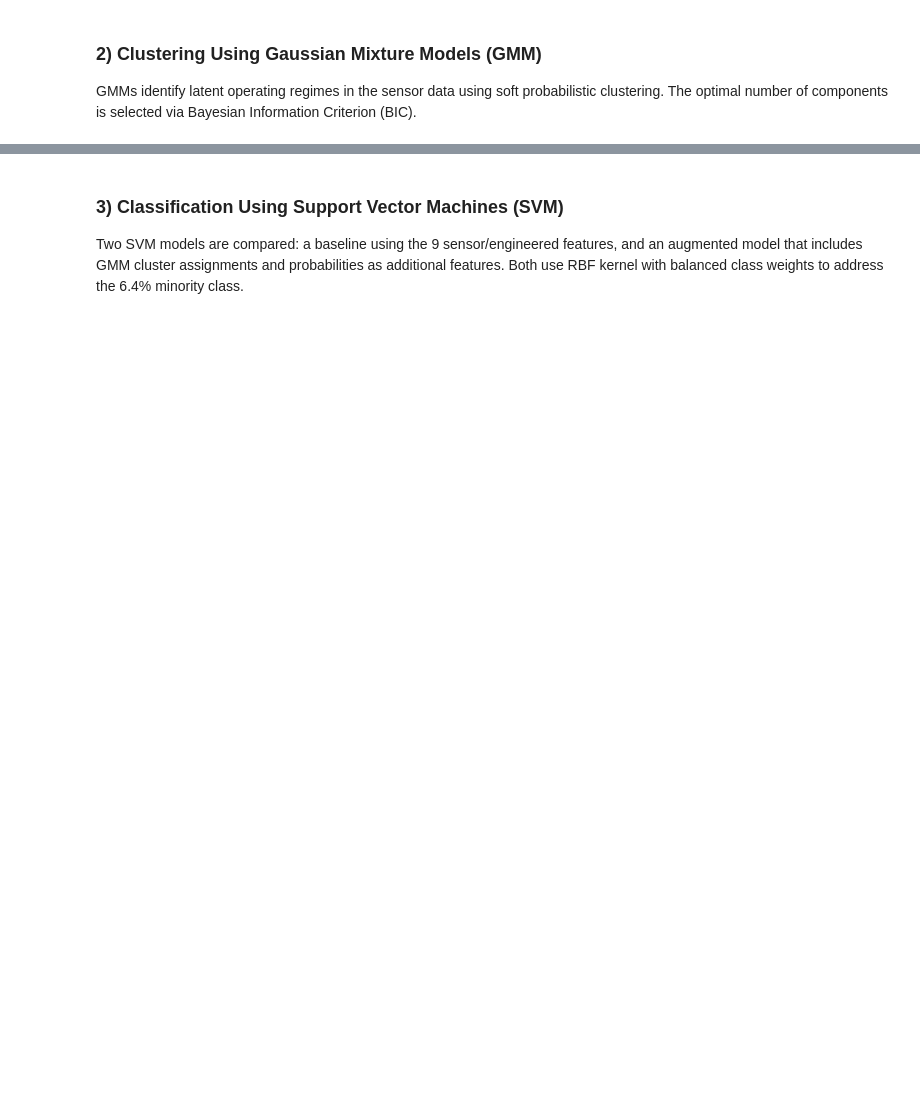
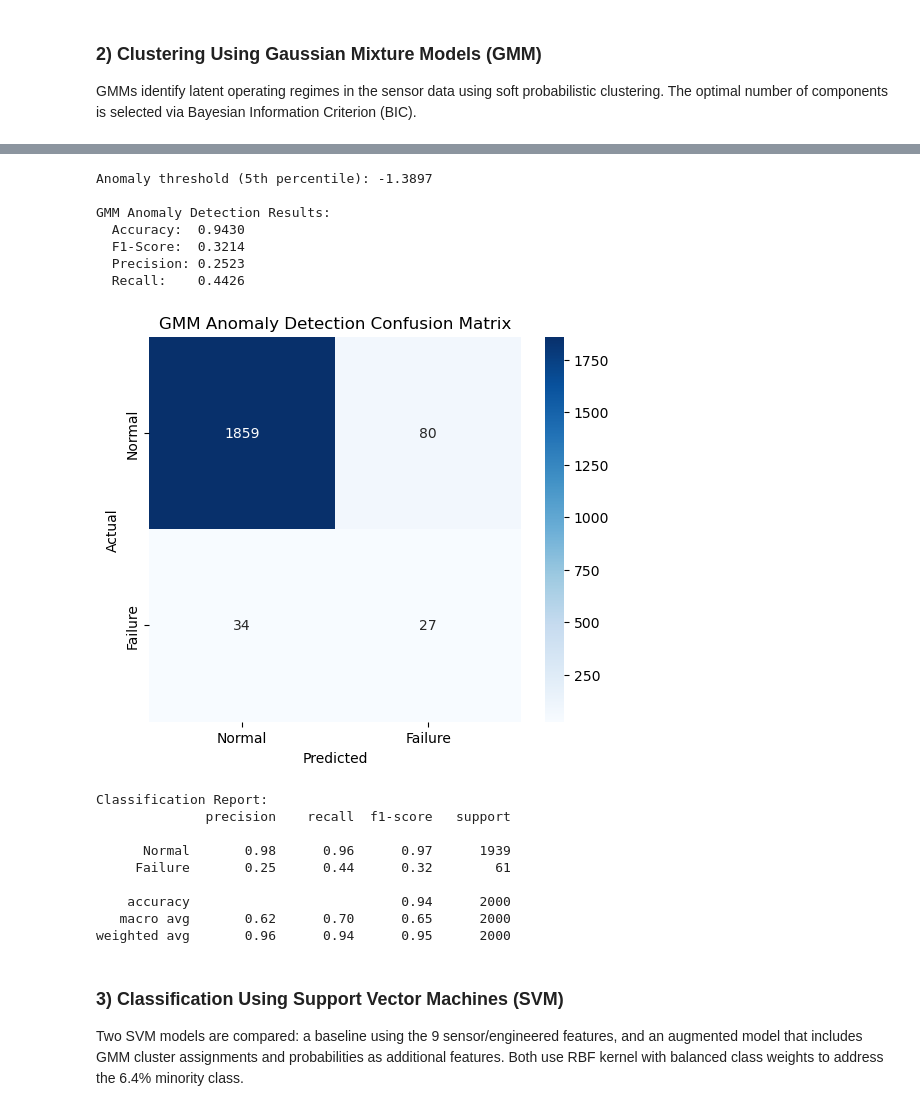
Before and after one commit to elamurg/Optimization-of-Industrial-Uptime, a Jupyter notebook: 250057317_V2.ipynb, the cells around one changed output, grey strips where cells are left out. Cells and saved outputs as stored; diff of their text form; code cells hidden in the pictures; blank space fills up the shorter version.

```diff
--- a/250057317_V2.ipynb
+++ b/250057317_V2.ipynb
@@ -368,17 +360,13 @@ print("Selected: 3 components (interpretable operating regimes + largest elbow)"
 # %%
-# Fit GMM with 3 components (normal / marginal / critical regimes)
-gmm = GaussianMixture(n_components=3, random_state=42, n_init=5)
+gmm = GaussianMixture(n_components=2, random_state=42, n_init=5)
 gmm.fit(X_train_scaled)
 
-# Predict cluster assignments and soft probabilities
 train_clusters = gmm.predict(X_train_scaled)
 test_clusters = gmm.predict(X_test_scaled)
 train_probs = gmm.predict_proba(X_train_scaled)
 test_probs = gmm.predict_proba(X_test_scaled)
 
-# Analyse failure rates per cluster
-print("Cluster Analysis - Failure Rates:")
-print("-" * 50)
+print("Cluster Analysis Failure Rates:")
 for c in range(3):
     mask = train_clusters == c
     n_total = mask.sum()
@@ -386,5 +374,4 @@ for c in range(3):
     rate = n_fail / n_total * 100
     print(f"  Cluster {c}: {n_total:>4d} samples, {n_fail:>3d} failures ({rate:.1f}% failure rate)")
 
-# Distribution of clusters
 print(f"\nCluster sizes: {pd.Series(train_clusters).value_counts().sort_index().to_dict()}")
@@ -419,32 +410,47 @@ plt.show()
 # %%
-# GMM as anomaly detector: use log-likelihood scores
-# Points with low log-likelihood are in low-density regions (potential anomalies)
+#points with low log-likelihood are in low-density regions (potential anomalies)
 train_scores = gmm.score_samples(X_train_scaled)
 test_scores = gmm.score_samples(X_test_scaled)
 
-# Set threshold at 5th percentile of training log-likelihoods
 threshold = np.percentile(train_scores, 5)
 gmm_preds = (test_scores < threshold).astype(int)
 
 print(f"Anomaly threshold (5th percentile): {threshold:.4f}")
 print(f"\nGMM Anomaly Detection Results:")
 print(f"  Accuracy:  {accuracy_score(y_test, gmm_preds):.4f}")
 print(f"  F1-Score:  {f1_score(y_test, gmm_preds):.4f}")
 print(f"  Precision: {precision_score(y_test, gmm_preds):.4f}")
 print(f"  Recall:    {recall_score(y_test, gmm_preds):.4f}")
 
-# Confusion matrix
 cm_gmm = confusion_matrix(y_test, gmm_preds)
 plt.figure(figsize=(6, 5))
 sns.heatmap(cm_gmm, annot=True, fmt='d', cmap='Blues',
             xticklabels=['Normal', 'Failure'], yticklabels=['Normal', 'Failure'])
-plt.title('GMM Anomaly Detection - Confusion Matrix')
+plt.title('GMM Anomaly Detection Confusion Matrix')
 plt.xlabel('Predicted')
 plt.ylabel('Actual')
 plt.show()
 
 print(f"\nClassification Report:")
 print(classification_report(y_test, gmm_preds, target_names=['Normal', 'Failure']))
+# %% [output]
+Anomaly threshold (5th percentile): -1.3897
+
+GMM Anomaly Detection Results:
+  Accuracy:  0.9430
+  F1-Score:  0.3214
+  Precision: 0.2523
+  Recall:    0.4426
+[figure, added]
+Classification Report:
+              precision    recall  f1-score   support
+
+      Normal       0.98      0.96      0.97      1939
+     Failure       0.25      0.44      0.32        61
+
+    accuracy                           0.94      2000
+   macro avg       0.62      0.70      0.65      2000
+weighted avg       0.96      0.94      0.95      2000
 # %% [markdown]
 ### 3) Classification Using Support Vector Machines (SVM)
 
```
Also changed, not shown: parts of 20 cells of this notebook.
